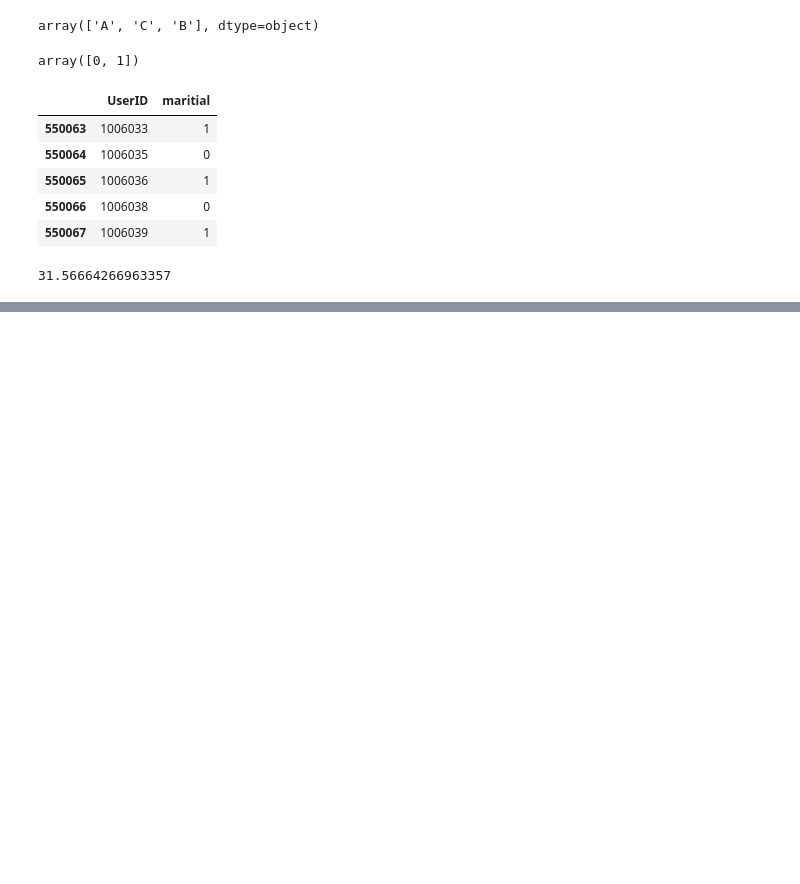
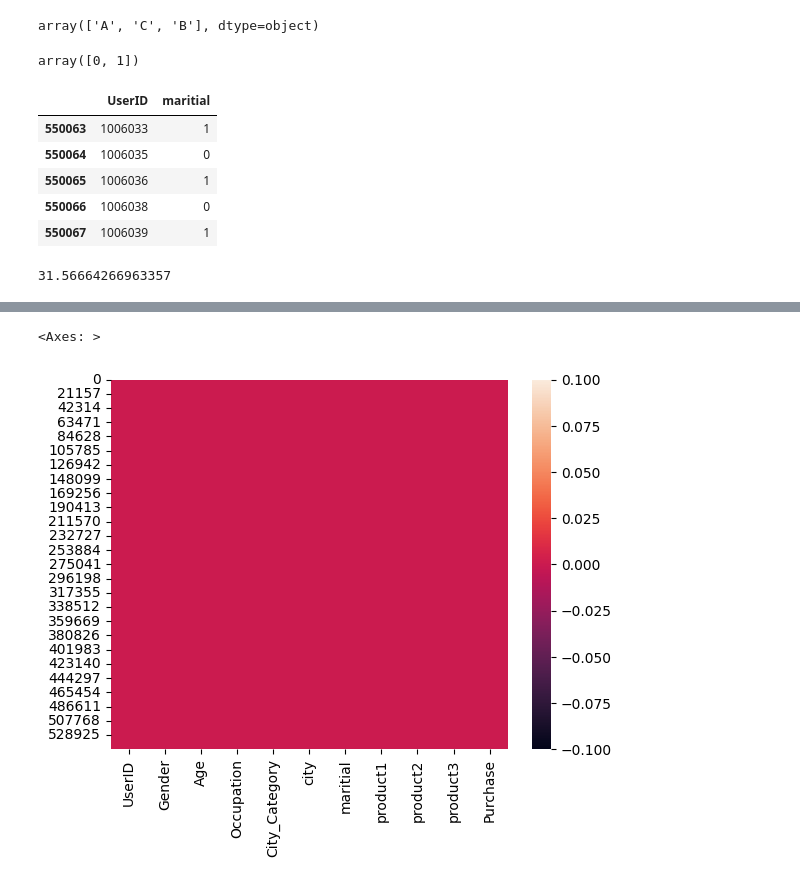
Before and after one commit to carison31/data_analytics, a Jupyter notebook: black_friday_eda/black_friday_eda.ipynb, the cells around one changed output, grey strips where cells are left out. Saved outputs shown, nothing was run; the diff lists cells and outputs as text; code cells hidden in the pictures; blank space fills up the shorter version.

```diff
--- a/black_friday_eda/black_friday_eda.ipynb
+++ b/black_friday_eda/black_friday_eda.ipynb
@@ -216,3 +201,7 @@ data[['UserID','maritial']].tail()
 (data['product2'].isnull().sum() / len(data)) * 100
 # %% [output]
 31.56664266963357
+# %%
+# сгруппируем значения по столбцу Age и найдем моду для каждого Age по столбцу product2
+s=data.groupby('Age')['product2'].agg(pd.Series.mode)
+s
@@ -218,0 +216,4 @@ data[['UserID','maritial']].tail()
+# %%
+# Заполним все null в product2 значениями мод по возрасту
+for key in s.index:
+  data.loc[(data['Age'] == key) & (data['product2'].isnull()), 'product2'] = s[key]
@@ -218,0 +260,3 @@ data[['UserID','maritial']].tail()
+# %%
+p=data.groupby('Age')['product3'].agg(pd.Series.mode)
+p
@@ -218,0 +271,3 @@ data[['UserID','maritial']].tail()
+# %%
+for key in p.index:
+    data.loc[(data['Age']==key) & (data['product3'].isnull()), 'product3']=p[key]
@@ -218,0 +317,5 @@ data[['UserID','maritial']].tail()
+# %%
+sns.heatmap(data.isnull())
+# %% [output]
+<Axes: >
+[figure, added]
```
Also changed, not shown: parts of 21 cells of this notebook.
